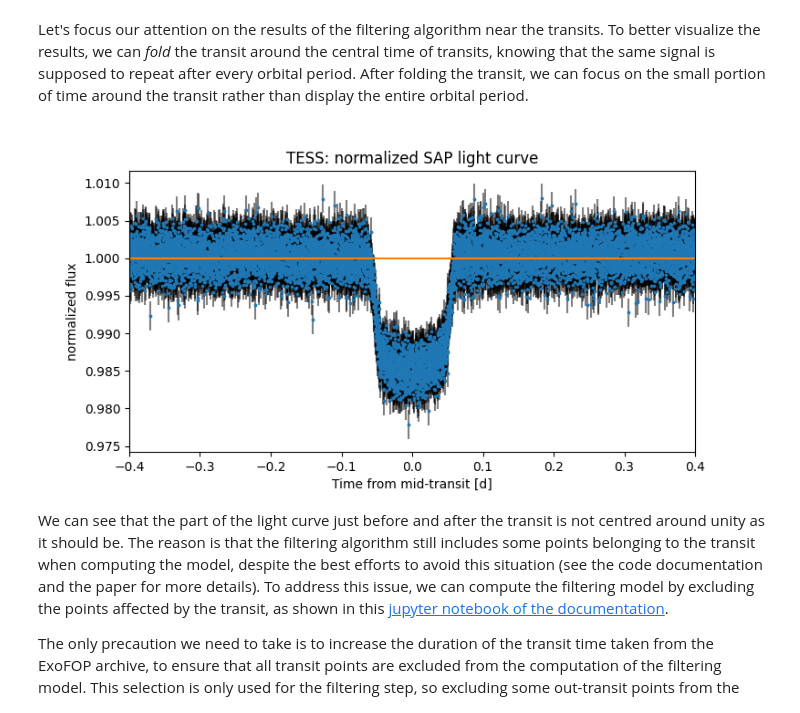
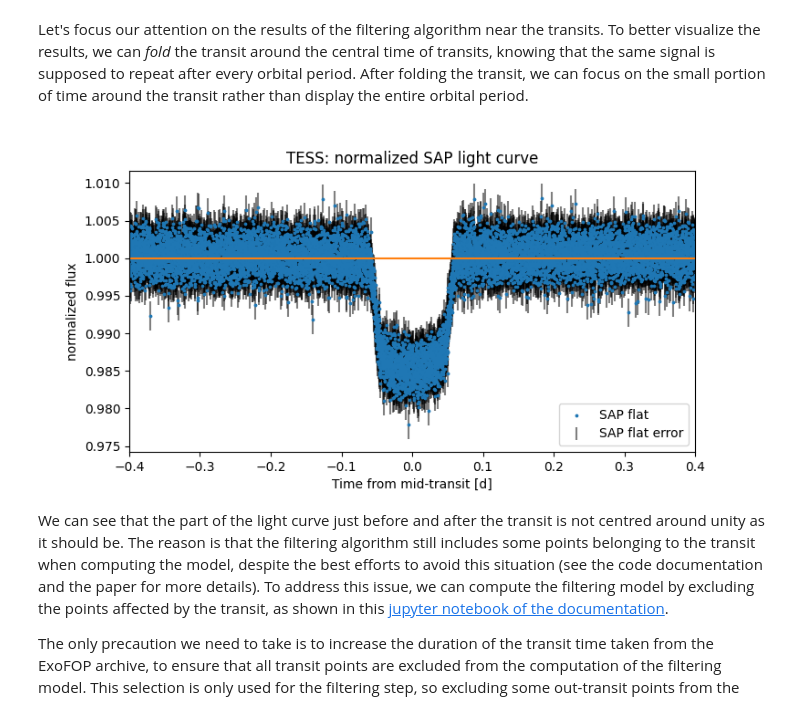
Before and after one commit to marcoboscato/exoplanet_lab2023, a Jupyter notebook: WASP-12 LAB/TESS/3_lightcurve_filtering.ipynb, the cells around one changed output. Saved outputs shown, nothing was run; the diff lists cells and outputs as text; code cells hidden in the pictures.

```diff
--- a/WASP-12 LAB/TESS/3_lightcurve_filtering.ipynb
+++ b/WASP-12 LAB/TESS/3_lightcurve_filtering.ipynb
@@ -88,18 +90,19 @@ Let's focus our attention on the results of the filtering algorithm near the tra
 # %%
 phase_folded_time = (time-Transit_time - Period/2)%Period - Period/2
 
 plt.figure(figsize=(8,4))
 plt.title('TESS: normalized SAP light curve')
-plt.scatter(phase_folded_time, sap_flatten_flux, c='C0', s=3)
+plt.scatter(phase_folded_time, sap_flatten_flux, c='C0', s=3, label='SAP flat')
 plt.errorbar(phase_folded_time, sap_flatten_flux, yerr=sap_flux_error/sap_flatten_model,
-             ecolor='k', fmt=' ', alpha=0.5, zorder=-1)
+             ecolor='k', fmt=' ', alpha=0.5, zorder=-1, label='SAP flat error')
 plt.xlabel('Time from mid-transit [d]')
 plt.ylabel('normalized flux')
 plt.xlim(-0.4, 0.4)
 plt.axhline(1.000, c='C1')
+plt.legend(loc='lower right')
 plt.show()
 # %% [output]
-[figure, old version]
+[figure, new version]
 # %% [markdown]
 We can see that the part of the light curve just before and after the transit is not centred around unity as it should be. The reason is that the filtering algorithm still includes some points belonging to the transit when computing the model, despite the best efforts to avoid this situation (see the code documentation and the paper for more details). To address this issue, we can compute the filtering model by excluding the points affected by the transit, as shown in this [jupyter notebook of the documentation](https://github.com/hippke/wotan/blob/master/examples/transit%20mask.ipynb).
 
```
Also changed, not shown: parts of 6 cells of this notebook.
